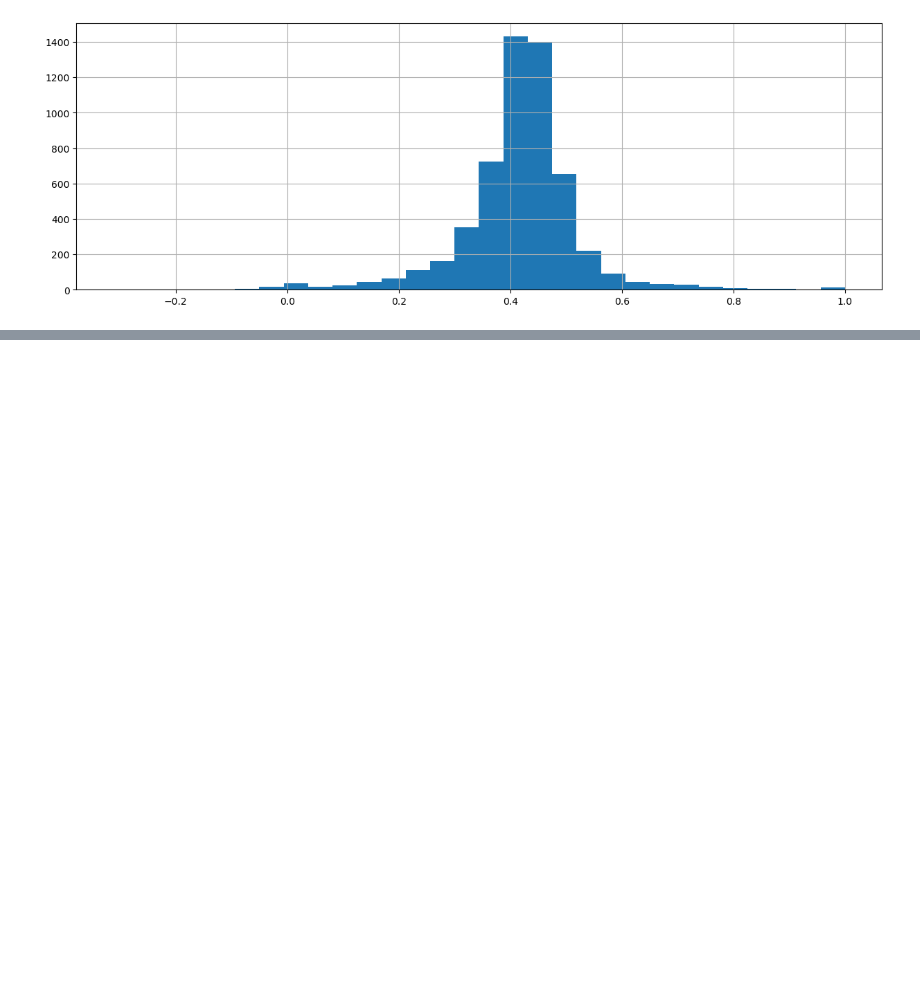
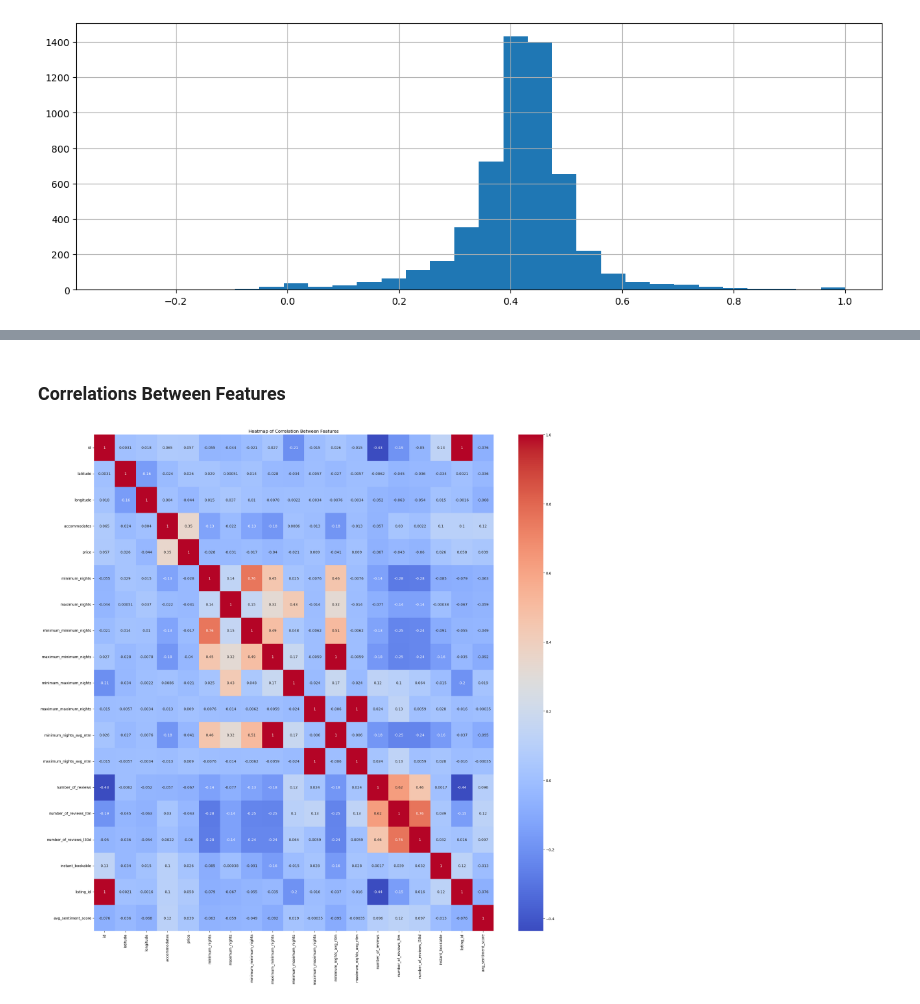
Before and after one commit to kflemming30/6505-Project, a Jupyter notebook: airbnb_data_exploration.ipynb, the cells around one changed output, grey strips where cells are left out. Drawn from its saved outputs; the diff is of its cells as text; code cells hidden in the pictures; blank space fills up the shorter version.

```diff
--- a/airbnb_data_exploration.ipynb
+++ b/airbnb_data_exploration.ipynb
@@ -363,0 +507,18 @@ seattle_listings_sent.avg_sentiment_score.hist(figsize=(15,5), bins=30);
+# %% [markdown]
+### Correlations Between Features
+# %%
+#  Correlations Between Features
+# set up figure size
+fig, ax = plt.subplots(figsize=(25, 25))
+
+# set up correlation matrix
+corr = seattle_listings_sent.corr()
+
+sns.heatmap(corr, cmap = 'coolwarm', annot = True)
+
+# Customize the plot appearance
+ax.set_title("Heatmap of Correlation Between Features");
+
+plt.show()
+# %% [output]
+[figure, added]
```
Also changed, not shown: parts of 23 cells of this notebook.
